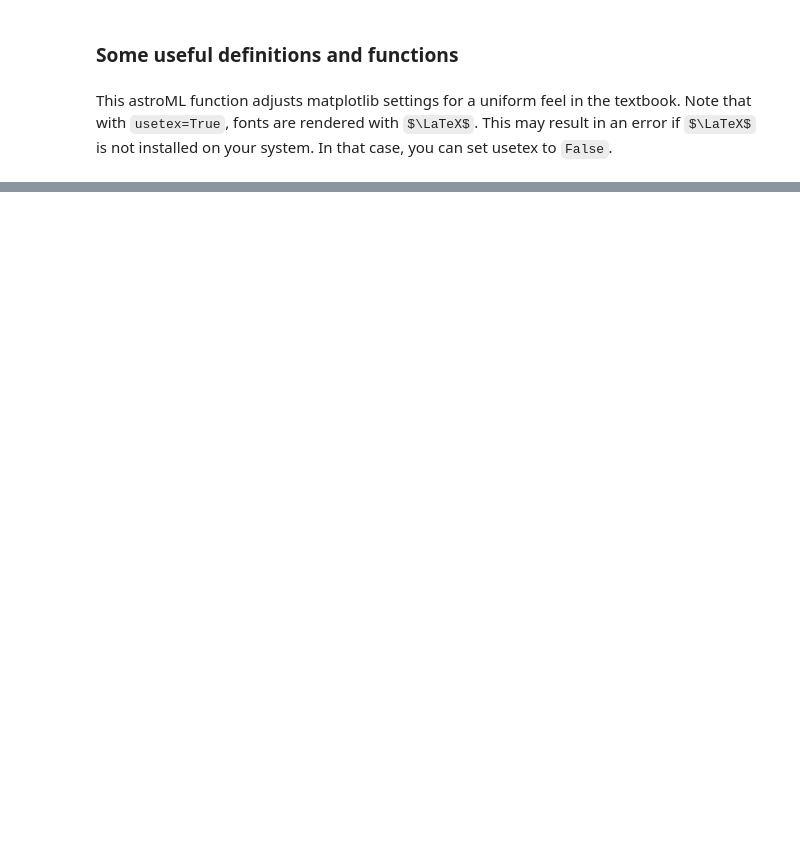
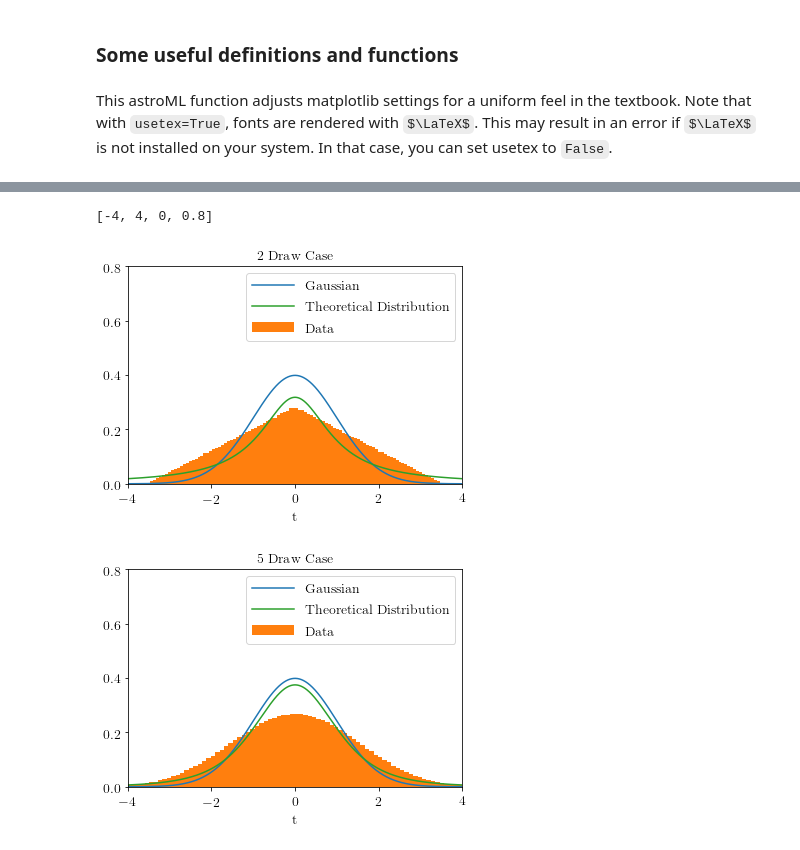
Before and after one commit to PHYST480/homeworks-jShpiece, a Jupyter notebook: PHYST480-F18-HW1-JacobShpiece.ipynb, the cells around one changed output, grey strips where cells are left out. Saved outputs shown, nothing was run; the diff lists cells and outputs as text; code cells hidden in the pictures; some formulas as TeX source; blank space fills up the shorter version.

```diff
--- a/PHYST480-F18-HW1-JacobShpiece.ipynb
+++ b/PHYST480-F18-HW1-JacobShpiece.ipynb
@@ -48,0 +114,77 @@ case, you can set usetex to `False`.
+# %%
+#Problem Four
+
+#Set up some constants that we'll use in both cases
+mu=0.0
+sigma=1.0
+draws=1000000
+N1=2
+N2=5
+
+#Theoretical PDF, from our noes in BasicStats2
+def theoPDF(x,N):
+    k=N-1
+    return (gamma((k+1)/2))/(np.sqrt(m.pi*k)*gamma(k/2))*(1+((x**2)/k))**(-(k+1)/2) #function for t distribution
+
+#Our normal distribution
+u=np.linspace(-4,4,draws)
+dist=norm(mu,sigma)
+
+
+#2 Draw Case
+
+#Create array with the average of each set of random draws
+y1 = []
+for i in range(draws):
+    x = (5*np.random.random(N1)-2.5)
+    y1.append(np.average(x))
+
+#Normalize array with the square root of
+y1 = np.array(y1)
+y1 = y1*np.sqrt(N1)
+
+#And put our plots together! In order, our Gaussan, the histogram of the mean of our draws, and our theoretical distribution
+plt.figure()
+plt.plot(u,dist.pdf(u),label='Gaussian')
+plt.hist(y1,bins=100,density = True,histtype='stepfilled',label='Data')
+plt.plot(u,theoPDF(u,N1),label='Theoretical Distribution')
+
+#Make it pretty!
+plt.title("2 Draw Case")
+plt.xlabel("t")
+plt.legend(loc='best')
+plt.axis([-4,4,0,0.8])
+
+
+#5 Draw Case
+
+#Create array with the average of each set of random draws
+y2 = []
+for i in range(draws):
+    x = (5*np.random.random(N2)-2.5)
+    y2.append(np.average(x))
+
+#Normalize array
+y2 = np.array(y2)
+y2 = y2*np.sqrt(N2)
+
+#And put our plots together! In order, our Gaussan, the histogram of the mean of our draws, and our theoretical distribution
+plt.figure()
+plt.plot(u,dist.pdf(u),label='Gaussian')
+plt.hist(y2,bins=100,density = True,histtype='stepfilled',label='Data')
+plt.plot(u,theoPDF(u,N2),label='Theoretical Distribution')
+
+#Make it pretty!
+plt.title("5 Draw Case")
+plt.xlabel("t")
+plt.legend(loc='best')
+plt.axis([-4,4,0,0.8])
+
+#Something seems wrong here, since I would expect our data to move /closer/ to the Gaussian as N increases
+#(as per the central limit theorem), but the opposite seems to happen. We see the n=2 case as taller, while the
+#n=5 case is shorter and wider. Though this may be my misunderstanding of the theorem, as we /do/ see the distribution
+#moving closer to the Gaussian.
+# %% [output]
+[-4, 4, 0, 0.8]
+[figure, added]
+[figure, added]
```
Also changed, not shown: parts of 4 cells of this notebook.
